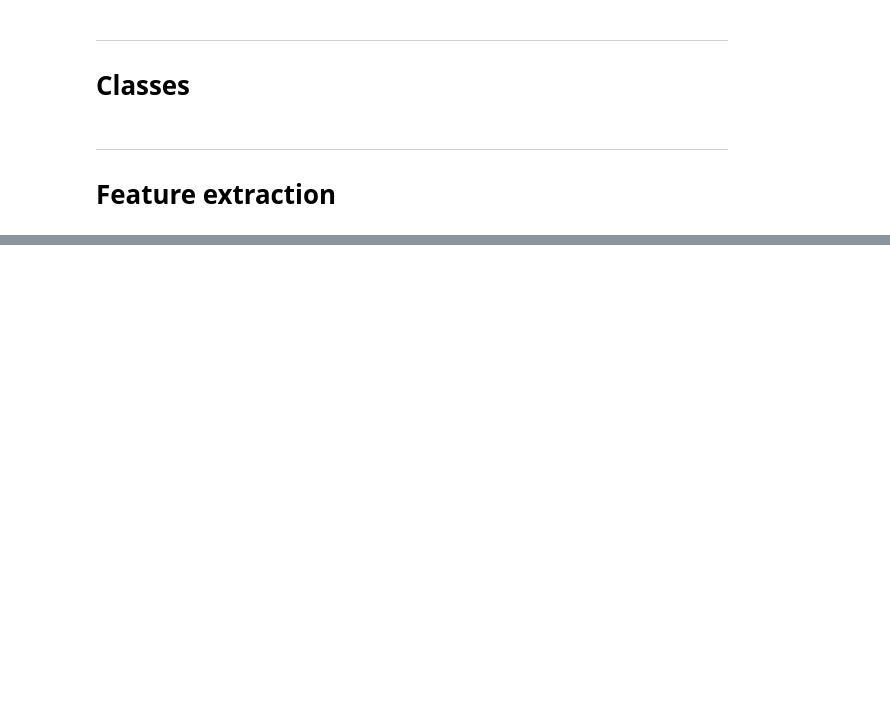
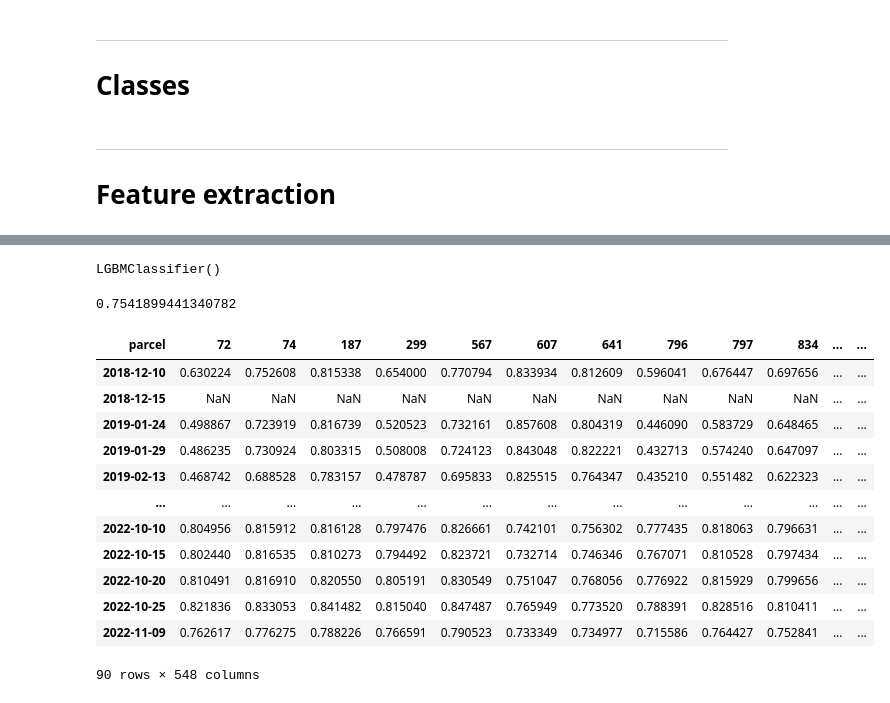
Before and after one commit to GarnierAdrian/MVA-rs-project, a Jupyter notebook: helper.ipynb, the cells around one changed output, grey strips where cells are left out. Cells and saved outputs as stored; diff of their text form; code cells hidden in the pictures; blank space fills up the shorter version.

```diff
--- a/helper.ipynb
+++ b/helper.ipynb
@@ -345,0 +380,4 @@ feature_extraction(index_df, features)
+# %%
+model.fit(X_train, y_train)
+# %% [output]
+LGBMClassifier()
@@ -345,0 +386,20 @@ feature_extraction(index_df, features)
+# %%
+accuracy_score(y_pred, y_test)
+# %% [output]
+0.7541899441340782
+# %%
+index_df['ndvi']
+# %% [output]
+| parcel | 72 | 74 | 187 | 299 | 567 | 607 | 641 | 796 | 797 | 834 | ... | ... |
+| 2018-12-10 | 0.630224 | 0.752608 | 0.815338 | 0.654000 | 0.770794 | 0.833934 | 0.812609 | 0.596041 | 0.676447 | 0.697656 | ... | ... |
+| 2018-12-15 | NaN | NaN | NaN | NaN | NaN | NaN | NaN | NaN | NaN | NaN | ... | ... |
+| 2019-01-24 | 0.498867 | 0.723919 | 0.816739 | 0.520523 | 0.732161 | 0.857608 | 0.804319 | 0.446090 | 0.583729 | 0.648465 | ... | ... |
+| 2019-01-29 | 0.486235 | 0.730924 | 0.803315 | 0.508008 | 0.724123 | 0.843048 | 0.822221 | 0.432713 | 0.574240 | 0.647097 | ... | ... |
+| 2019-02-13 | 0.468742 | 0.688528 | 0.783157 | 0.478787 | 0.695833 | 0.825515 | 0.764347 | 0.435210 | 0.551482 | 0.622323 | ... | ... |
+| ... | ... | ... | ... | ... | ... | ... | ... | ... | ... | ... | ... | ... |
+| 2022-10-10 | 0.804956 | 0.815912 | 0.816128 | 0.797476 | 0.826661 | 0.742101 | 0.756302 | 0.777435 | 0.818063 | 0.796631 | ... | ... |
+| 2022-10-15 | 0.802440 | 0.816535 | 0.810273 | 0.794492 | 0.823721 | 0.732714 | 0.746346 | 0.767071 | 0.810528 | 0.797434 | ... | ... |
+| 2022-10-20 | 0.810491 | 0.816910 | 0.820550 | 0.805191 | 0.830549 | 0.751047 | 0.768056 | 0.776922 | 0.815929 | 0.799656 | ... | ... |
+| 2022-10-25 | 0.821836 | 0.833053 | 0.841482 | 0.815040 | 0.847487 | 0.765949 | 0.773520 | 0.788391 | 0.828516 | 0.810411 | ... | ... |
+| 2022-11-09 | 0.762617 | 0.776275 | 0.788226 | 0.766591 | 0.790523 | 0.733349 | 0.734977 | 0.715586 | 0.764427 | 0.752841 | ... | ... |
+90 rows × 548 columns
```
Also changed, not shown: parts of 16 cells of this notebook.
